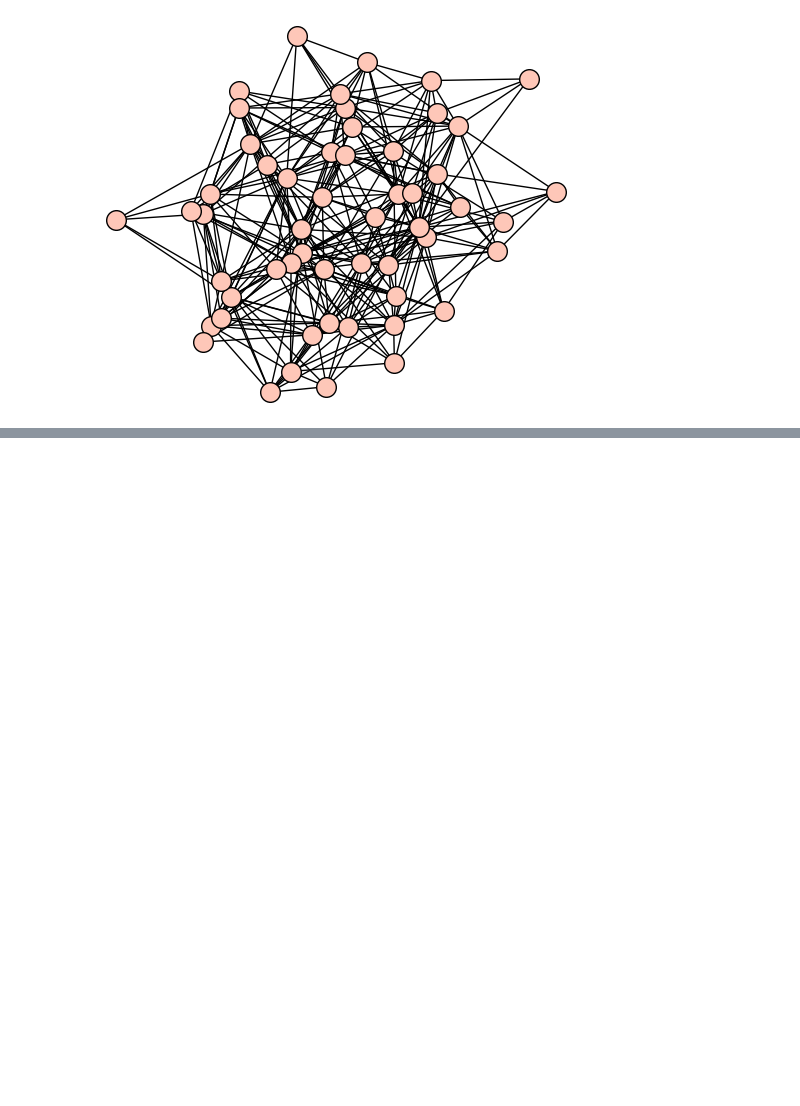
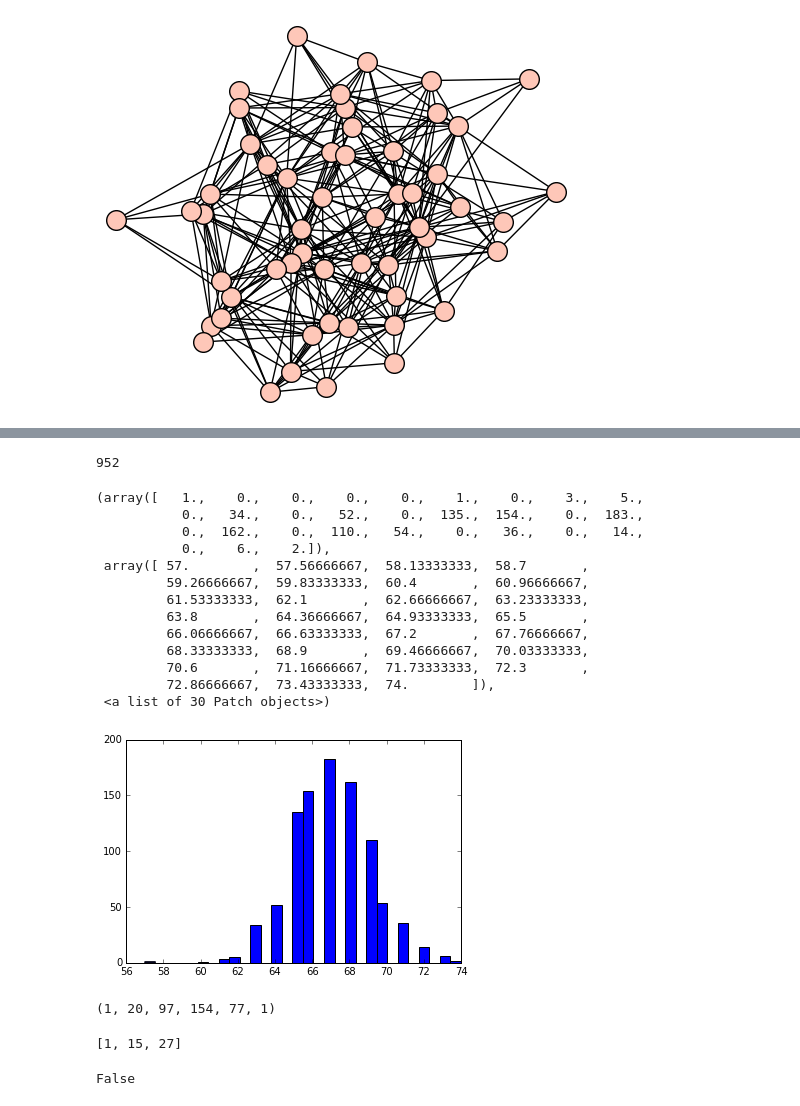
Before and after one commit to apapiu/Thesis, a Jupyter notebook: Random Polytopes.ipynb, the cells around one changed output, grey strips where cells are left out. Drawn from its saved outputs; the diff is of its cells as text; code cells hidden in the pictures; blank space fills up the shorter version.

```diff
--- a/Random Polytopes.ipynb
+++ b/Random Polytopes.ipynb
@@ -117,0 +139,19 @@ plh_graph.plot(vertex_labels=False)
+# %%
+edges = []
+flag = []
+for i in range(1000):
+    try:
+        plh = sphere_polytope(d = 4, p = 15)
+
+        if i %100 == 0:
+            print(plh)
+
+        edges.append(plh.f_vector()[2])
+
+
+        plh_sc = get_simplical_complex(plh)
+        is_flag = get_simplical_complex(plh).is_flag_complex()
+        flag.append(is_flag)
+
+    except:
+        pass
@@ -117,0 +176,21 @@ plh_graph.plot(vertex_labels=False)
+# %%
+len(edges)
+# %% [output]
+952
+# %%
+plt.hist(edges, bins = 30)
+# %% [output]
+(array([   1.,    0.,    0.,    0.,    0.,    1.,    0.,    3.,    5.,
+           0.,   34.,    0.,   52.,    0.,  135.,  154.,    0.,  183.,
+           0.,  162.,    0.,  110.,   54.,    0.,   36.,    0.,   14.,
+           0.,    6.,    2.]),
+ array([ 57.        ,  57.56666667,  58.13333333,  58.7       ,
+         59.26666667,  59.83333333,  60.4       ,  60.96666667,
+         61.53333333,  62.1       ,  62.66666667,  63.23333333,
+         63.8       ,  64.36666667,  64.93333333,  65.5       ,
+         66.06666667,  66.63333333,  67.2       ,  67.76666667,
+         68.33333333,  68.9       ,  69.46666667,  70.03333333,
+         70.6       ,  71.16666667,  71.73333333,  72.3       ,
+         72.86666667,  73.43333333,  74.        ]),
+ <a list of 30 Patch objects>)
+[figure, added]
@@ -117,0 +200,12 @@ plh_graph.plot(vertex_labels=False)
+# %%
+plh.f_vector()
+# %% [output]
+(1, 20, 97, 154, 77, 1)
+# %%
+sc_plh.g_vector()
+# %% [output]
+[1, 15, 27]
+# %%
+sc_plh.is_flag_complex()
+# %% [output]
+False
```
Also changed, not shown: parts of 14 cells of this notebook, 2 other files.
